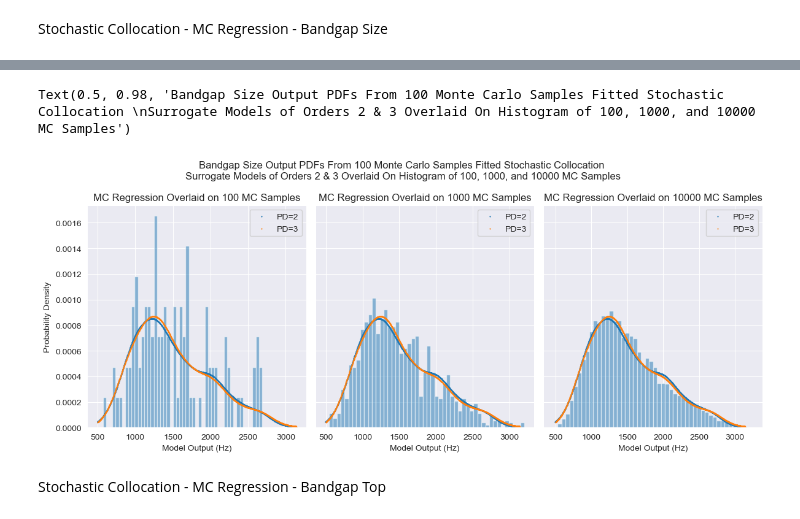
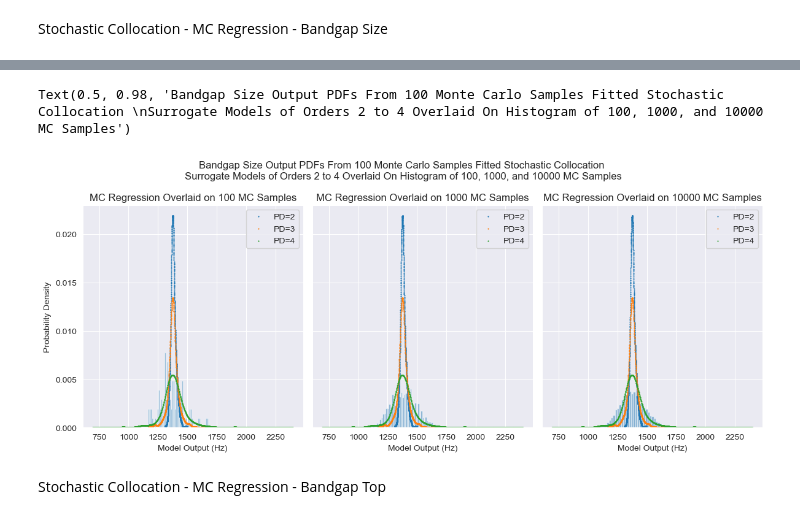
Before and after one commit to trutheresy/UQ-2D-Metamaterials, a Jupyter notebook: chaospy_md_matl_geo_gaussian_quadrature.ipynb, the cells around one changed output, grey strips where cells are left out. Drawn from its saved outputs; the diff is of its cells as text; code cells hidden in the pictures.

```diff
--- a/chaospy_md_matl_geo_gaussian_quadrature.ipynb
+++ b/chaospy_md_matl_geo_gaussian_quadrature.ipynb
@@ -526,7 +528,7 @@ for degree in degrees:
     surrogate_outputs_bgc[degree] = surrogate_model(
         q0=joint_test_bgc[0,:], q1=joint_test_bgc[1,:],
         q2=joint_test_bgc[2,:], q3=joint_test_bgc[3,:],
-        q4=joint_test_bgc[4,:], q5=joint_test_bgc[5,:])
+        q4=joint_test_bgc[4,:], q5=joint_test_bgc[5,:], q6=joint_test_bgc[6,:])
     #print(surrogate_outputs_bgc[degree])
     surrogate_kdes_bgc[degree] = gaussian_kde(surrogate_outputs_bgc[degree])
     surrogate_pdf_bgc[degree] = surrogate_kdes_bgc[degree](np.linspace(np.min(surrogate_outputs_bgc[degree]), np.max(surrogate_outputs_bgc[degree]), 1000))
@@ -535,11 +537,15 @@ for degree in degrees:
 # %%
+# Plot surrogate model performance
 fig, axs = plt.subplots(nrows=1, ncols=3, sharey=True, tight_layout=True, figsize=(12,5))
+
+# Plot histograms of random samples for comparision with surrogate model
 axs[0].hist(bg_center_MC_sets[100], bins=50, density=True, alpha=0.5)
 axs[1].hist(bg_center_MC_sets[1000], bins=50, density=True, alpha=0.5)
 axs[2].hist(bg_center_MC_sets[10000], bins=50, density=True, alpha=0.5)
 
+# Plot surrogate model pdfs
 for d in degrees:
-    plot_label = 'PD='+str(d)+', N='+str((d+1)**6)
+    plot_label = 'PD='+str(d)+', N='+str(len(bg_size_sample_sets[d]))#+str((d+1)**7)
     axs[0].scatter(np.linspace(np.min(surrogate_outputs_bgc[d]), np.max(surrogate_outputs_bgc[d]), 1000), surrogate_pdf_bgc[d], label=plot_label, s=1, linewidths=0.5)
     axs[1].scatter(np.linspace(np.min(surrogate_outputs_bgc[d]), np.max(surrogate_outputs_bgc[d]), 1000), surrogate_pdf_bgc[d], label=plot_label, s=1, linewidths=0.5)
     axs[2].scatter(np.linspace(np.min(surrogate_outputs_bgc[d]), np.max(surrogate_outputs_bgc[d]), 1000), surrogate_pdf_bgc[d], label=plot_label, s=1, linewidths=0.5)
@@ -559,6 +565,6 @@ axs[2].set_xlabel("Model Output (Hz)")
 axs[2].legend(loc='best')
 axs[2].set_title('Quadrature Fits Overlaid on 10000 MC Samples')
 
-title_str = 'Bandgap Center Output PDFs From Gauss-Legendre Quadrature Rule Fitted Stochastic Collocation \nSurrogate Models of Orders 2 to 5 Overlaid On Histogram of 100, 1000, and 10000 MC Samples'
+title_str = 'Bandgap Center Output PDFs From 7D Input Space Gauss-Legendre Quadrature Rule Fitted Stochastic Collocation\n Surrogate Models of Orders '+str(np.min(degrees))+' to '+str(np.max(degrees))+' Overlaid On Histogram of 100, 1000, and 10000 MC Samples'
 fig.suptitle(title_str)
 # %% [output]
@@ -794,7 +814,7 @@ MC_degrees = [2,3]
 # %%
 ### FIT SURROGATE MODELS - MONTE CARLO REGRESSION ###
-r_surrogates = {}
-for degree in MC_degrees:
+r_surrogates_bgs_MC_100 = {}
+for degree in MC_degrees[N_MC2]:
     polynomial_basis = cp.expansion.stieltjes(
         order=degree,
         dist=joint_dist_trunc,
@@ -804,10 +824,10 @@ for degree in MC_degrees:
     # print(bg_size_MC_sets[100].shape)
     polynomial_approximation = cp.fit_regression(
         polynomials=polynomial_basis,
-        abscissas=MC_inputs[100],
-        evals=bg_size_MC_sets[100],
+        abscissas=MC_inputs[N_MC2],
+        evals=bg_size_MC_sets[N_MC2],
     )
-    r_surrogates[degree] = polynomial_approximation
+    r_surrogates_bgs_MC_100[degree] = polynomial_approximation
 # %%
 ### SYNTHESIZE NEW DATAPOINTS WITH SURROGATE MODELS ###
 N_test_mc = 1000
@@ -817,49 +837,53 @@ joint_test_mc = joint_dist_trunc.sample(N_test_mc)
 mc_surrogate_outputs = {}
 mc_surrogate_kdes = {}
 mc_surrogate_pdf = {}
-for degree in MC_degrees:
-    mc_surrogate_model = r_surrogates[degree]
+for degree in MC_degrees[N_MC2]:
+    mc_surrogate_model = r_surrogates_bgs_MC_100[degree]
     #print(type(mc_surrogate_model))
     #print(mc_surrogate_model)
     mc_surrogate_outputs[degree] = mc_surrogate_model(
         q0=joint_test_mc[0,:], q1=joint_test_mc[1,:],
         q2=joint_test_mc[2,:], q3=joint_test_mc[3,:],
-        q4=joint_test_mc[4,:], q5=joint_test_mc[5,:])
+        q4=joint_test_mc[4,:], q5=joint_test_mc[5,:], q6=joint_test_mc[6,:])
     #print(mc_surrogate_outputs[degree])
     mc_surrogate_kdes[degree] = gaussian_kde(mc_surrogate_outputs[degree])
     mc_surrogate_pdf[degree] = mc_surrogate_kdes[degree](np.linspace(np.min(mc_surrogate_outputs[degree]), np.max(mc_surrogate_outputs[degree]), 1000))
 # %%
+# Plot surrogate model performance
 fig, axs = plt.subplots(nrows=1, ncols=3, sharey=True, tight_layout=True, figsize=(12,5))
+
+# Plot histograms of random samples for comparision with surrogate model
 axs[0].hist(bg_size_MC_sets[100], bins=50, density=True, alpha=0.5)
 axs[1].hist(bg_size_MC_sets[1000], bins=50, density=True, alpha=0.5)
 axs[2].hist(bg_size_MC_sets[10000], bins=50, density=True, alpha=0.5)
 
-for d in MC_degrees:
+# Plot surrogate model pdfs
+for d in MC_degrees[N_MC2]:
     plot_label = 'PD='+str(d)
     axs[0].scatter(np.linspace(np.min(mc_surrogate_outputs[d]), np.max(mc_surrogate_outputs[d]), 1000), mc_surrogate_pdf[d], label=plot_label, s=1, linewidths=0.5)
     axs[1].scatter(np.linspace(np.min(mc_surrogate_outputs[d]), np.max(mc_surrogate_outputs[d]), 1000), mc_surrogate_pdf[d], label=plot_label, s=1, linewidths=0.5)
     axs[2].scatter(np.linspace(np.min(mc_surrogate_outputs[d]), np.max(mc_surrogate_outputs[d]), 1000), mc_surrogate_pdf[d], label=plot_label, s=1, linewidths=0.5)
 
 axs[0].set_xlabel("Model Output (Hz)")
 axs[0].set_ylabel("Probability Density")
 axs[0].legend(loc='best')
 axs[0].set_title('MC Regression Overlaid on 100 MC Samples')
 
 axs[1].set_xlabel("Model Output (Hz)")
 #axs[1].set_ylabel("Probability Density")
 axs[1].legend(loc='best')
 axs[1].set_title('MC Regression Overlaid on 1000 MC Samples')
 
 axs[2].set_xlabel("Model Output (Hz)")
 #axs[2].set_ylabel("Probability Density")
 axs[2].legend(loc='best')
 axs[2].set_title('MC Regression Overlaid on 10000 MC Samples')
 
-title_str = 'Bandgap Size Output PDFs From 100 Monte Carlo Samples Fitted Stochastic Collocation \nSurrogate Models of Orders 2 & 3 Overlaid On Histogram of 100, 1000, and 10000 MC Samples'
+title_str = 'Bandgap Size Output PDFs From '+str(N_MC3)' Monte Carlo Samples Fitted Stochastic Collocation \nSurrogate Models of Orders '+str(np.min(MC_degrees[N_MC2]))+' to '+str(np.max(MC_degrees[N_MC2]))+' Overlaid On Histogram of 100, 1000, and 10000 MC Samples'
 fig.suptitle(title_str)
 # %% [output]
-Text(0.5, 0.98, 'Bandgap Size Output PDFs From 100 Monte Carlo Samples Fitted Stochastic Collocation \nSurrogate Models of Orders 2 & 3 Overlaid On Histogram of 100, 1000, and 10000 MC Samples')
+Text(0.5, 0.98, 'Bandgap Size Output PDFs From 100 Monte Carlo Samples Fitted Stochastic Collocation \nSurrogate Models of Orders 2 to 4 Overlaid On Histogram of 100, 1000, and 10000 MC Samples')
-[figure, old version]
+[figure, new version]
 # %% [markdown]
 Stochastic Collocation - MC Regression - Bandgap Top
 # %%
```
Also changed, not shown: parts of 38 cells of this notebook, 58 other files.
